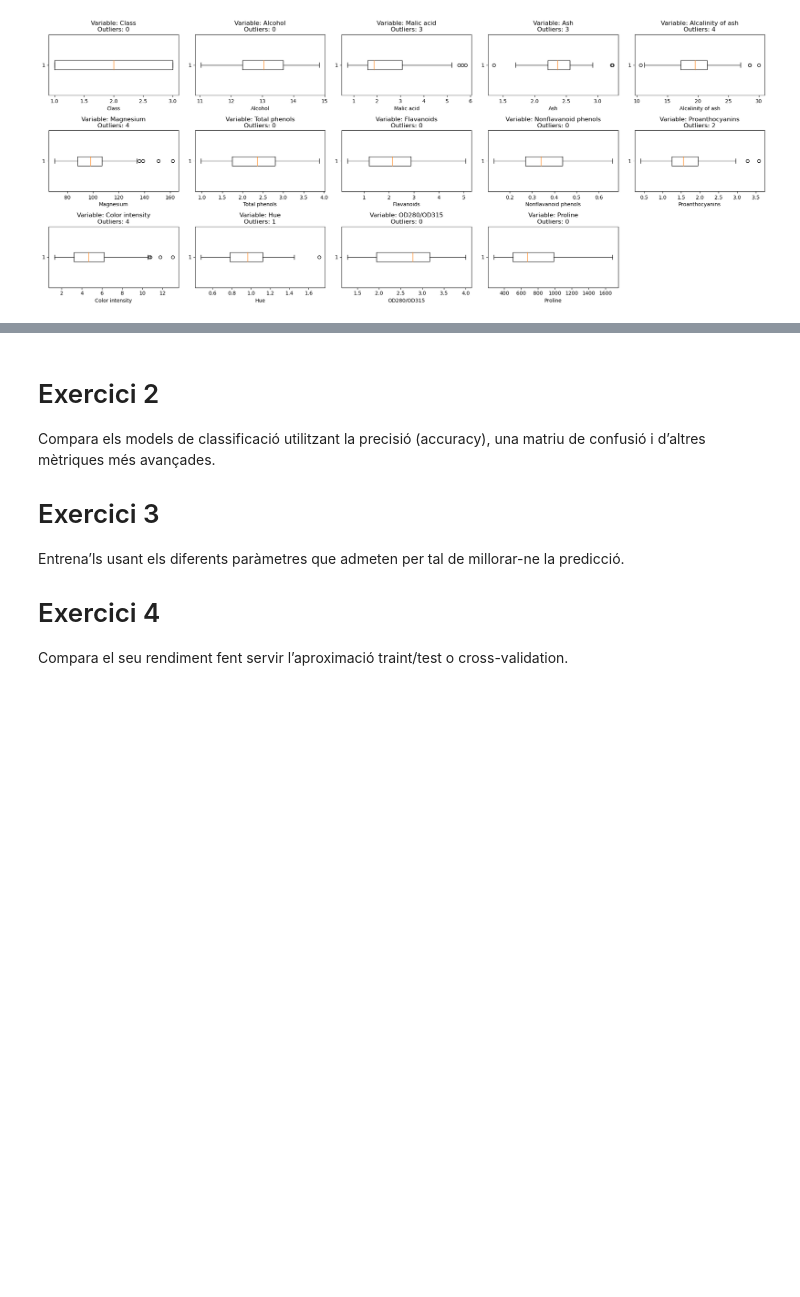
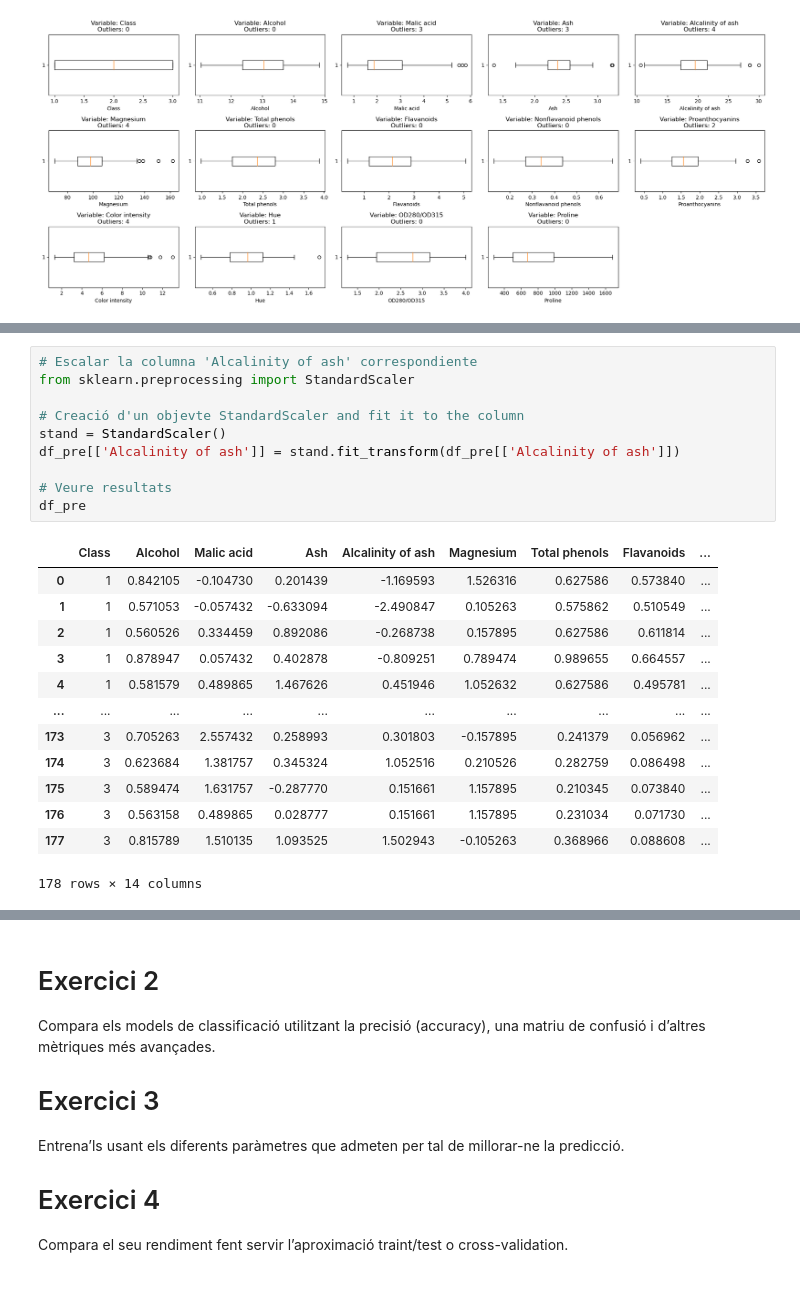
Before and after one commit to edaimon/ML_classification, a Jupyter notebook: T7.1.ipynb, the cells around one changed output, grey strips where cells are left out. Drawn from its saved outputs; the diff is of its cells as text; blank space fills up the shorter version.

```diff
--- a/T7.1.ipynb
+++ b/T7.1.ipynb
@@ -418,0 +437,24 @@ Crea almenys dos models de classificació diferents per intentar predir el millo
+# %%
+# Escalar la columna 'Alcalinity of ash' correspondiente
+from sklearn.preprocessing import StandardScaler
+
+# Creació d'un objevte StandardScaler and fit it to the column
+stand = StandardScaler()
+df_pre[['Alcalinity of ash']] = stand.fit_transform(df_pre[['Alcalinity of ash']])
+
+# Veure resultats
+df_pre
+# %% [output]
+|  | Class | Alcohol | Malic acid | Ash | Alcalinity of ash | Magnesium | Total phenols | Flavanoids | ... |
+| 0 | 1 | 0.842105 | -0.104730 | 0.201439 | -1.169593 | 1.526316 | 0.627586 | 0.573840 | ... |
+| 1 | 1 | 0.571053 | -0.057432 | -0.633094 | -2.490847 | 0.105263 | 0.575862 | 0.510549 | ... |
+| 2 | 1 | 0.560526 | 0.334459 | 0.892086 | -0.268738 | 0.157895 | 0.627586 | 0.611814 | ... |
+| 3 | 1 | 0.878947 | 0.057432 | 0.402878 | -0.809251 | 0.789474 | 0.989655 | 0.664557 | ... |
+| 4 | 1 | 0.581579 | 0.489865 | 1.467626 | 0.451946 | 1.052632 | 0.627586 | 0.495781 | ... |
+| ... | ... | ... | ... | ... | ... | ... | ... | ... | ... |
+| 173 | 3 | 0.705263 | 2.557432 | 0.258993 | 0.301803 | -0.157895 | 0.241379 | 0.056962 | ... |
+| 174 | 3 | 0.623684 | 1.381757 | 0.345324 | 1.052516 | 0.210526 | 0.282759 | 0.086498 | ... |
+| 175 | 3 | 0.589474 | 1.631757 | -0.287770 | 0.151661 | 1.157895 | 0.210345 | 0.073840 | ... |
+| 176 | 3 | 0.563158 | 0.489865 | 0.028777 | 0.151661 | 1.157895 | 0.231034 | 0.071730 | ... |
+| 177 | 3 | 0.815789 | 1.510135 | 1.093525 | 1.502943 | -0.105263 | 0.368966 | 0.088608 | ... |
+178 rows × 14 columns
```
Also changed, not shown: parts of 53 cells of this notebook.
